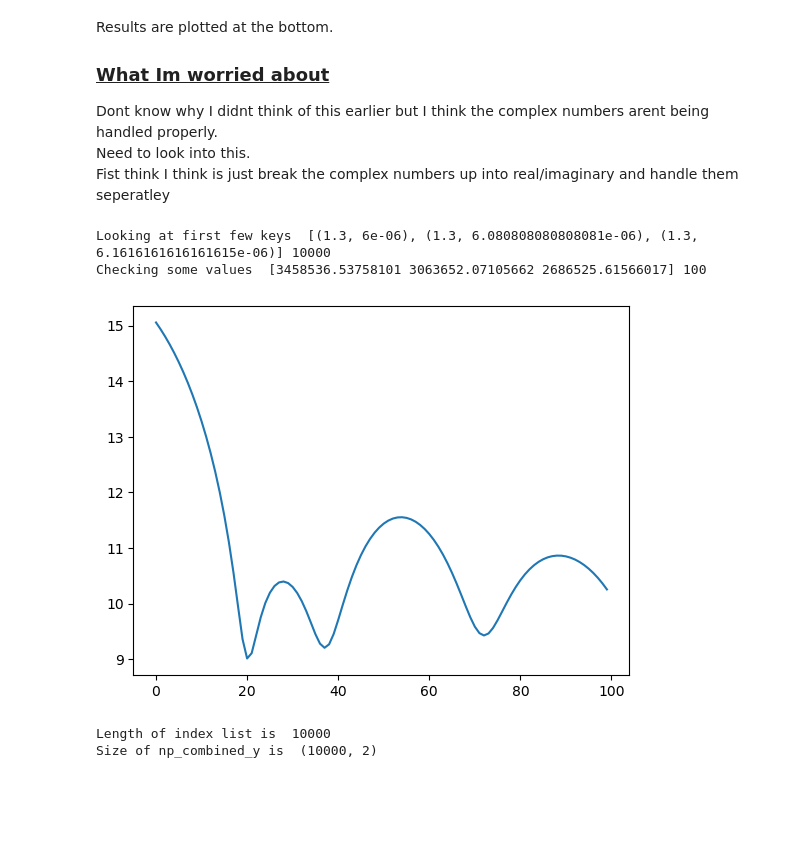
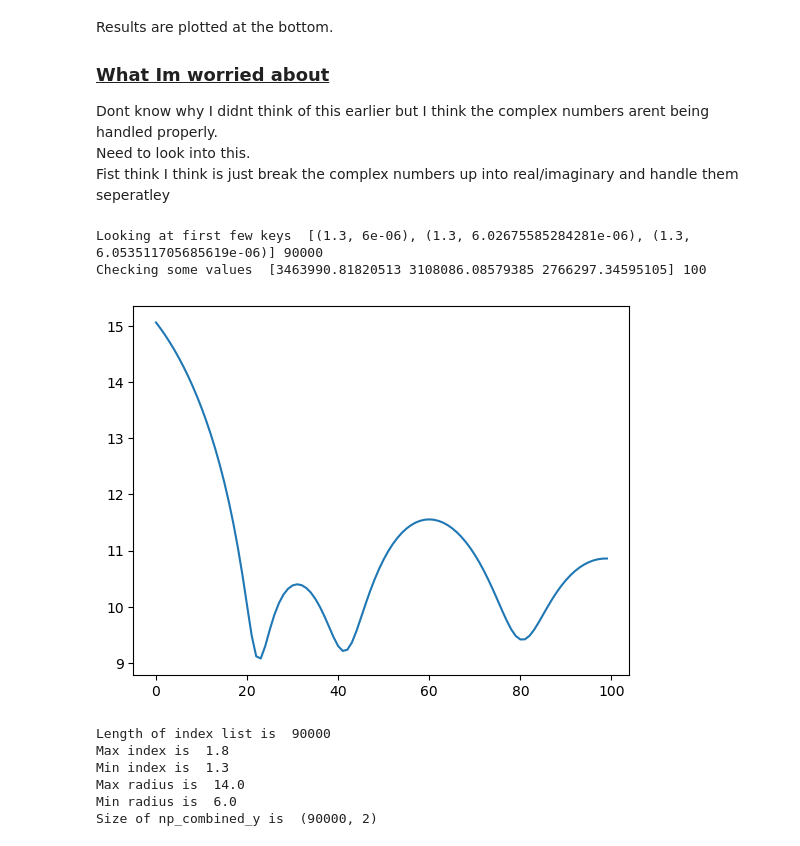
Before and after one commit to brocklesby/ufx-tensorflow, a Jupyter notebook: TFlow_MLP_model_generator_wsb.ipynb, the cells around one changed output. Drawn from its saved outputs; the diff is of its cells as text; code cells hidden in the pictures; blank space fills up the shorter version.

```diff
--- a/TFlow_MLP_model_generator_wsb.ipynb
+++ b/TFlow_MLP_model_generator_wsb.ipynb
@@ -46,7 +46,7 @@ root = '/Users/wsb/Library/CloudStorage/OneDrive-SharedLibraries-UniversityofSou
 
 # Use the with statement to open the file and automatically close it when you're done
 #with open("{}/Iperp_data_ReducedSet_100Steps.pickle".format(root), "rb") as file:
-with open("{}/Itotal_data3.pickle".format(root), "rb") as file:
+with open("{}/Itotal_data4.pickle".format(root), "rb") as file:
     # Load the data from the file
     my_dict = pickle.load(file)
 # %%
@@ -74,11 +74,20 @@ print('Length of index list is ',len(index))
 # Turning lists into numpy arrays
 # could do the scaling right here...
 np_index = np.array(index)
-np_radius = 1e6 * np.array(radius) #added scaling
+print('Max index is ',np_index.max())
+print('Min index is ',np_index.min())
+scaled_index = (np_index - np_index.min()) / (np_index.max()-np_index.min())  #now it's 0 to 1
+np_radius = 1e6 * np.array(radius) #added micron scaling
+print('Max radius is ',np_radius.max())
+print('Min radius is ',np_radius.min())
+scaled_radius = (np_radius - np_radius.min()) / (np_radius.max()-np_radius.min())  #now it's 0 to 1
+
 np_I = np.array(values_list)
 
 # Recombine index and radius in a more sensible manner
-np_combined_y = np.column_stack((np_index,np_radius))
+#np_combined_y = np.column_stack((np_index,np_radius))
+np_combined_y = np.column_stack((scaled_index,scaled_radius))
+
 print('Size of np_combined_y is ', np_combined_y.shape)
 # Log IPerp
 logged_np_I_X = np.log10(np_I)
@@ -89,38 +98,42 @@ logged_np_I_X = np.log10(np_I)
 #for ii in range(logged_np_I_X.shape[0]):
 #    foo = logged_np_I_X[ii,:]
 #    logged_np_I_X[ii,:] = max_log_I * foo/foo[0]
 #take a look:
 #fig, ax = plt.subplots()
 #ax.plot(logged_np_I_X[23,:])
 #plt.show()
 #seems to work!!
 
 
 # Create test/train splits
 # should there be some shuffling here? Otherwise you're fitting out of your data range! None yet as far as I can see -
 
 
 #X_train_logI = logged_np_I_X[:ratio]
 #Y_train_combinedRI = np_combined_y[:ratio]
 
 #X_test_logI = logged_np_I_X[ratio:]
 #Y_test_combinedRI = np_combined_y[ratio:]
 
 #try to write with the scikit function train_test_split
 #X_train_logI2, X_test_logI2, Y_train_combinedRI2, Y_test_combinedRI2 = train_test_split(logged_np_I_X, np_combined_y, test_size = 0.2, random_state = 42)
 #print('Shape of compared X_train output arrays are: ', X_train_logI2.shape, X_train_logI2.shape)
 #print('Shape of compared X_test output arrays are:  ', X_test_logI2.shape, X_test_logI2.shape)
 #print('Shape of compared y_train output arrays are: ', Y_train_combinedRI.shape, Y_train_combinedRI2.shape)
 #print('Shape of compared y_test output arrays are:  ', Y_test_combinedRI.shape, Y_test_combinedRI2.shape)
 
 X_train_logI, X_test_logI, Y_train_combinedRI, Y_test_combinedRI = train_test_split(
     logged_np_I_X, np_combined_y, test_size = 0.2, random_state = 42)
 # %% [output]
-Looking at first few keys  [(1.3, 6e-06), (1.3, 6.080808080808081e-06), (1.3, 6.1616161616161615e-06)] 10000
-Checking some values  [3458536.53758101 3063652.07105662 2686525.61566017] 100
+Looking at first few keys  [(1.3, 6e-06), (1.3, 6.02675585284281e-06), (1.3, 6.053511705685619e-06)] 90000
+Checking some values  [3463990.81820513 3108086.08579385 2766297.34595105] 100
-[figure, old version]
+[figure, new version]
-Length of index list is  10000
-Size of np_combined_y is  (10000, 2)
+Length of index list is  90000
+Max index is  1.8
+Min index is  1.3
+Max radius is  14.0
+Min radius is  6.0
+Size of np_combined_y is  (90000, 2)
 # %%
 def build_model(input_shape, output_shape):
   # define the model
```
Also changed, not shown: parts of 6 cells of this notebook, 4 other files.
